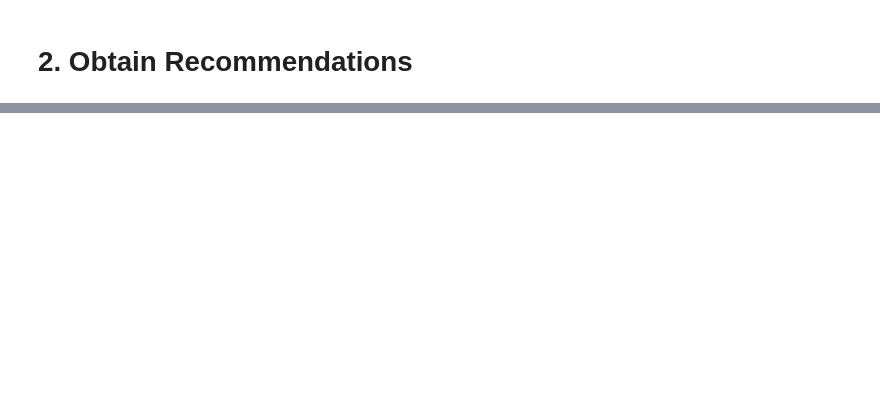
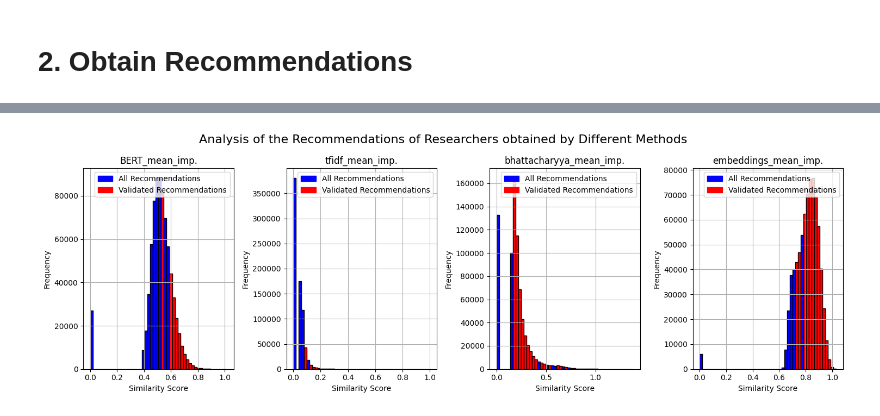
Before and after one commit to AI4University/recommendation_system_validation, a Jupyter notebook: score_computation.ipynb, the cells around one changed output, grey strips where cells are left out. Cells and saved outputs as stored; diff of their text form; code cells hidden in the pictures; blank space fills up the shorter version.

```diff
--- a/score_computation.ipynb
+++ b/score_computation.ipynb
@@ -385,0 +311,19 @@ UnboundLocalError: local variable 'similarity' referenced before assignment
+# %%
+methods = ['BERT', 'tfidf', 'bhattacharyya', 'embeddings']
+agg_methods = ['sum', 'mean', 'mean_imp']
+agg_method = agg_methods[2]
+
+recommendations = 'researchers'
+
+fig, axs = plt.subplots(1, 4, figsize=(15, 5))
+
+for i, method in enumerate(methods):
+    df_validation = val_results_researchers[f"{method}_{agg_method}_val_results"]
+    df_all_scores = get_sim_matrix_score(method=method, agg_method=agg_method, recommendations=recommendations)
+    get_plot_scores_analysis_multiple(axs[i], df_all_scores, df_validation, method=method, agg_method=agg_method, recommendations=recommendations)
+
+plt.suptitle('Analysis of the Recommendations of Researchers obtained by Different Methods', fontsize=16)
+plt.tight_layout()
+plt.show()
+# %% [output]
+[figure, added]
```
Also changed, not shown: parts of 21 cells of this notebook, 1 other file.
